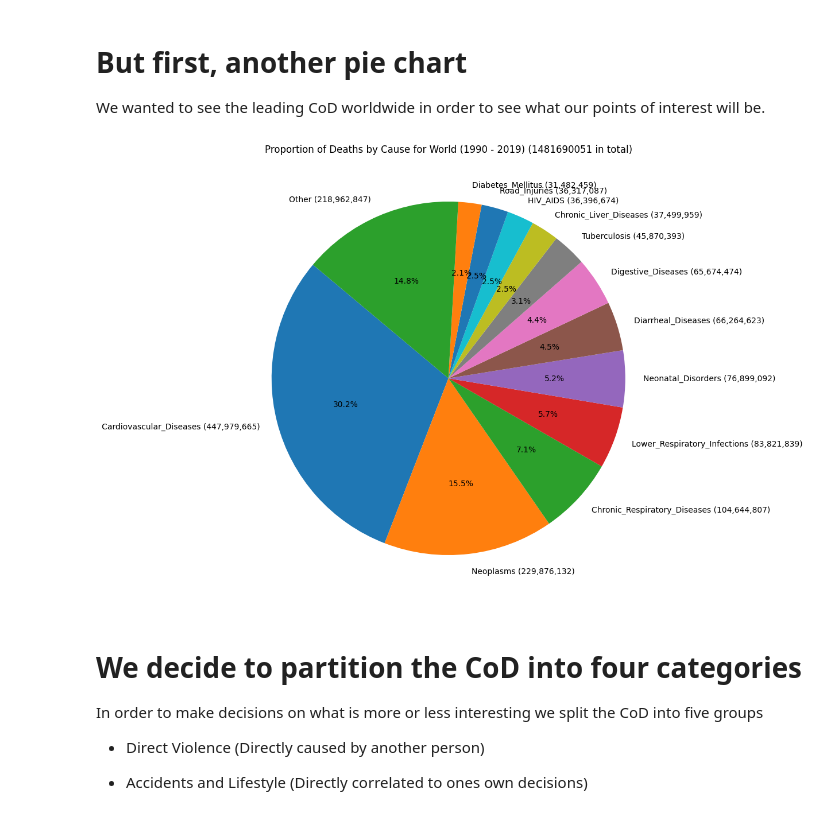
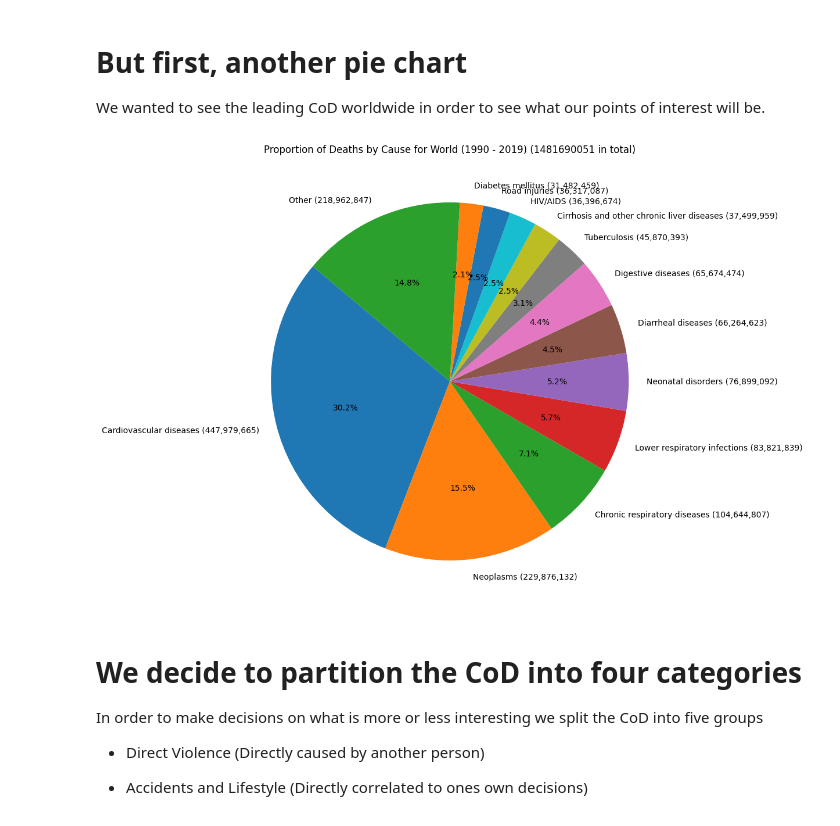
Before and after one commit to charlesporsbjer/bigdataCCC, a Jupyter notebook: presentation.ipynb, the cells around one changed output. Saved outputs shown, nothing was run; the diff lists cells and outputs as text; code cells hidden in the pictures.

```diff
--- a/presentation.ipynb
+++ b/presentation.ipynb
@@ -110,41 +110,49 @@ We wanted to see the leading CoD worldwide in order to see what our points of in
 # %%
 conn = sqlite3.connect('deathdata.db')
 
+# Define the causes and their respective SQL aliases
+causes = [
+    '"Deaths - Meningitis - Sex: Both - Age: All Ages (Number)" AS "Meningitis"',
+    '"Deaths - Alzheimer\'s disease and other dementias - Sex: Both - Age: All Ages (Number)" AS "Alzheimer\'s disease and other dementias"',
+    '"Deaths - Parkinson\'s disease - Sex: Both - Age: All Ages (Number)" AS "Parkinson\'s disease"',
+    '"Deaths - Nutritional deficiencies - Sex: Both - Age: All Ages (Number)" AS "Nutritional deficiencies"',
+    '"Deaths - Malaria - Sex: Both - Age: All Ages (Number)" AS "Malaria"',
+    '"Deaths - Drowning - Sex: Both - Age: All Ages (Number)" AS "Drowning"',
+    '"Deaths - Interpersonal violence - Sex: Both - Age: All Ages (Number)" AS "Interpersonal violence"',
+    '"Deaths - Maternal disorders - Sex: Both - Age: All Ages (Number)" AS "Maternal disorders"',
+    '"Deaths - HIV/AIDS - Sex: Both - Age: All Ages (Number)" AS "HIV/AIDS"',
+    '"Deaths - Drug use disorders - Sex: Both - Age: All Ages (Number)" AS "Drug use disorders"',
+    '"Deaths - Tuberculosis - Sex: Both - Age: All Ages (Number)" AS "Tuberculosis"',
+    '"Deaths - Cardiovascular diseases - Sex: Both - Age: All Ages (Number)" AS "Cardiovascular diseases"',
+    '"Deaths - Lower respiratory infections - Sex: Both - Age: All Ages (Number)" AS "Lower respiratory infections"',
+    '"Deaths - Neonatal disorders - Sex: Both - Age: All Ages (Number)" AS "Neonatal disorders"',
+    '"Deaths - Alcohol use disorders - Sex: Both - Age: All Ages (Number)" AS "Alcohol use disorders"',
+    '"Deaths - Self-harm - Sex: Both - Age: All Ages (Number)" AS "Self-harm"',
+    '"Deaths - Exposure to forces of nature - Sex: Both - Age: All Ages (Number)" AS "Exposure to forces of nature"',
+    '"Deaths - Diarrheal diseases - Sex: Both - Age: All Ages (Number)" AS "Diarrheal diseases"',
+    '"Deaths - Environmental heat and cold exposure - Sex: Both - Age: All Ages (Number)" AS "Environmental heat and cold exposure"',
+    '"Deaths - Neoplasms - Sex: Both - Age: All Ages (Number)" AS "Neoplasms"',
+    '"Deaths - Conflict and terrorism - Sex: Both - Age: All Ages (Number)" AS "Conflict and terrorism"',
+    '"Deaths - Diabetes mellitus - Sex: Both - Age: All Ages (Number)" AS "Diabetes mellitus"',
+    '"Deaths - Chronic kidney disease - Sex: Both - Age: All Ages (Number)" AS "Chronic kidney disease"',
+    '"Deaths - Poisonings - Sex: Both - Age: All Ages (Number)" AS "Poisonings"',
+    '"Deaths - Protein-energy malnutrition - Sex: Both - Age: All Ages (Number)" AS "Protein-energy malnutrition"',
+    '"Deaths - Road injuries - Sex: Both - Age: All Ages (Number)" AS "Road injuries"',
+    '"Deaths - Chronic respiratory diseases - Sex: Both - Age: All Ages (Number)" AS "Chronic respiratory diseases"',
+    '"Deaths - Cirrhosis and other chronic liver diseases - Sex: Both - Age: All Ages (Number)" AS "Cirrhosis and other chronic liver diseases"',
+    '"Deaths - Digestive diseases - Sex: Both - Age: All Ages (Number)" AS "Digestive diseases"',
+    '"Deaths - Fire, heat, and hot substances - Sex: Both - Age: All Ages (Number)" AS "Fire, heat, and hot substances"',
+    '"Deaths - Acute hepatitis - Sex: Both - Age: All Ages (Number)" AS "Acute hepatitis"',
+    '"Deaths - Measles - Sex: Both - Age: All Ages (Number)" AS "Measles"'
+]
+
+# Join the causes into a single string to form part of the SQL query
+causes_query_part = ",\n    ".join(causes)
+
 # Query to get the total deaths for each cause for 'World'
-world_causes_query = """
+world_causes_query = f"""
 SELECT
-    "Deaths - Meningitis - Sex: Both - Age: All Ages (Number)" AS Meningitis,
-    "Deaths - Alzheimer's disease and other dementias - Sex: Both - Age: All Ages (Number)" AS Alzheimers,
-    "Deaths - Parkinson's disease - Sex: Both - Age: All Ages (Number)" AS Parkinsons,
-    "Deaths - Nutritional deficiencies - Sex: Both - Age: All Ages (Number)" AS Nutritional_Deficiencies,
-    "Deaths - Malaria - Sex: Both - Age: All Ages (Number)" AS Malaria,
-    "Deaths - Drowning - Sex: Both - Age: All Ages (Number)" AS Drowning,
-    "Deaths - Interpersonal violence - Sex: Both - Age: All Ages (Number)" AS Interpersonal_Violence,
-    "Deaths - Maternal disorders - Sex: Both - Age: All Ages (Number)" AS Maternal_Disorders,
-    "Deaths - HIV/AIDS - Sex: Both - Age: All Ages (Number)" AS HIV_AIDS,
-    "Deaths - Drug use disorders - Sex: Both - Age: All Ages (Number)" AS Drug_Use_Disorders,
-    "Deaths - Tuberculosis - Sex: Both - Age: All Ages (Number)" AS Tuberculosis,
-    "Deaths - Cardiovascular diseases - Sex: Both - Age: All Ages (Number)" AS Cardiovascular_Diseases,
-    "Deaths - Lower respiratory infections - Sex: Both - Age: All Ages (Number)" AS Lower_Respiratory_Infections,
-    "Deaths - Neonatal disorders - Sex: Both - Age: All Ages (Number)" AS Neonatal_Disorders,
-    "Deaths - Alcohol use disorders - Sex: Both - Age: All Ages (Number)" AS Alcohol_Use_Disorders,
-    "Deaths - Self-harm - Sex: Both - Age: All Ages (Number)" AS Self_Harm,
-    "Deaths - Exposure to forces of nature - Sex: Both - Age: All Ages (Number)" AS Forces_of_Nature,
-    "Deaths - Diarrheal diseases - Sex: Both - Age: All Ages (Number)" AS Diarrheal_Diseases,
-    "Deaths - Environmental heat and cold exposure - Sex: Both - Age: All Ages (Number)" AS Heat_and_Cold_Exposure,
-    "Deaths - Neoplasms - Sex: Both - Age: All Ages (Number)" AS Neoplasms,
-    "Deaths - Conflict and terrorism - Sex: Both - Age: All Ages (Number)" AS Conflict_and_Terrorism,
-    "Deaths - Diabetes mellitus - Sex: Both - Age: All Ages (Number)" AS Diabetes_Mellitus,
-    "Deaths - Chronic kidney disease - Sex: Both - Age: All Ages (Number)" AS Chronic_Kidney_Disease,
-    "Deaths - Poisonings - Sex: Both - Age: All Ages (Number)" AS Poisonings,
-    "Deaths - Protein-energy malnutrition - Sex: Both - Age: All Ages (Number)" AS Protein_Energy_Malnutrition,
-    "Deaths - Road injuries - Sex: Both - Age: All Ages (Number)" AS Road_Injuries,
-    "Deaths - Chronic respiratory diseases - Sex: Both - Age: All Ages (Number)" AS Chronic_Respiratory_Diseases,
-    "Deaths - Cirrhosis and other chronic liver diseases - Sex: Both - Age: All Ages (Number)" AS Chronic_Liver_Diseases,
-    "Deaths - Digestive diseases - Sex: Both - Age: All Ages (Number)" AS Digestive_Diseases,
-    "Deaths - Fire, heat, and hot substances - Sex: Both - Age: All Ages (Number)" AS Fire_Heat_Substances,
-    "Deaths - Acute hepatitis - Sex: Both - Age: All Ages (Number)" AS Acute_Hepatitis,
-    "Deaths - Measles - Sex: Both - Age: All Ages (Number)" AS Measles
+    {causes_query_part}
 FROM death_causes
 WHERE Entity = 'World'
 """
@@ -153,34 +161,34 @@ world_causes_result = pd.read_sql(world_causes_query, conn)
 
 conn.close()
 
 # Ensure there is at least one row and it's not NaN
 if not world_causes_result.empty and not world_causes_result.isna().all().all():
     # Summing up all columns in case there are multiple entries for 'World' for some reason
     causes_totals = world_causes_result.sum().sort_values(ascending=False)
 
     # Calculate the total deaths for all causes
     total_world_deaths = causes_totals.sum()
 
     # Set a threshold for minimum deaths to be considered separately
     threshold = 30000000
 
     # Filter causes below the threshold into an 'Other' category
     other_sum = causes_totals[causes_totals < threshold].sum()
     causes_totals = causes_totals[causes_totals >= threshold]
     causes_totals['Other'] = other_sum
 
     # Create labels that include the death toll for each cause
     labels = [f'{index} ({value:,})' for index, value in causes_totals.items()]
 
     # Plotting the pie chart
     plt.figure(figsize=(12, 10))
     plt.pie(causes_totals, labels=labels, autopct='%1.1f%%', startangle=140)
     plt.title(f'Proportion of Deaths by Cause for World (1990 - 2019) ({total_world_deaths} in total)')
     plt.show()
 else:
     print("No data available for 'World' or data is incomplete.")
 # %% [output]
-[figure, old version]
+[figure, new version]
 # %% [markdown]
 # We decide to partition the CoD into four categories
 
```
Also changed, not shown: parts of 2 cells of this notebook, 2 other files.
